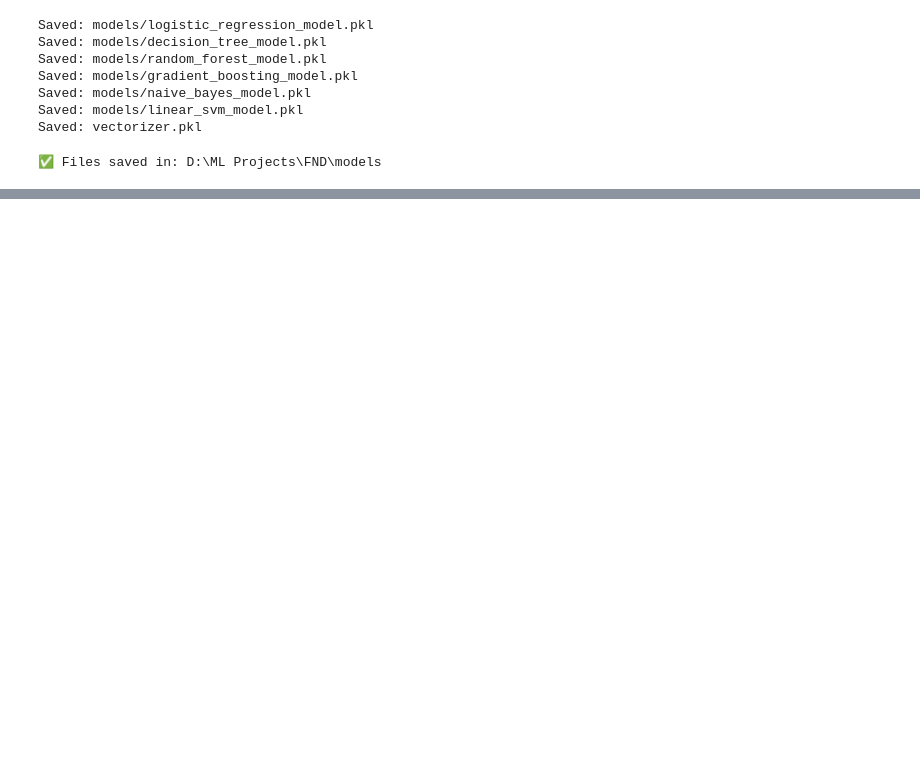
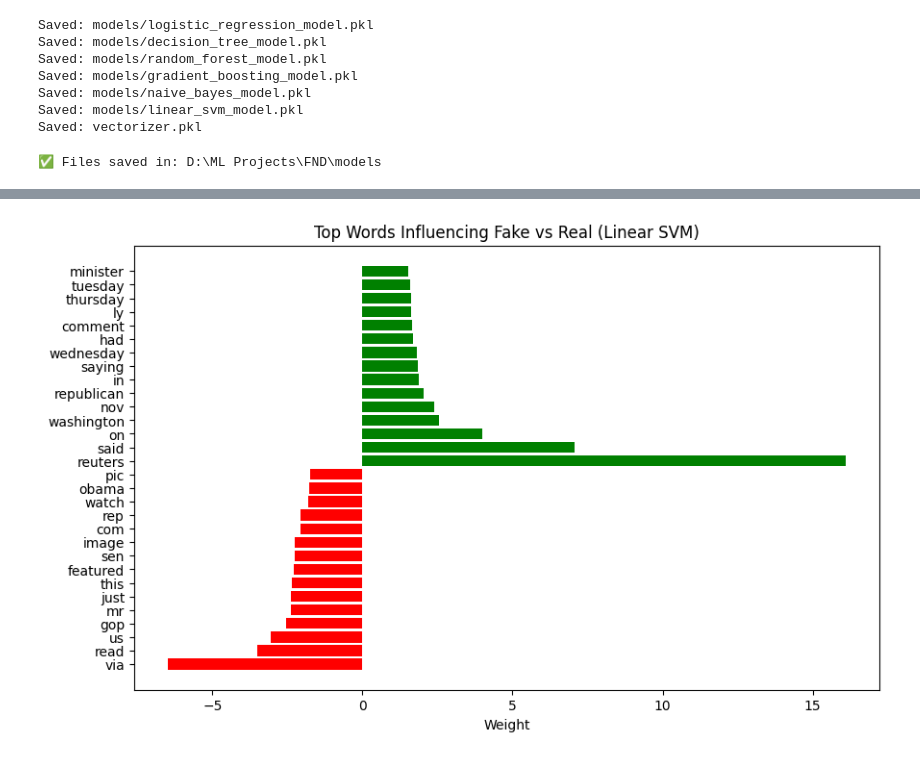
Before and after one commit to ShehanRandikaFdz/FND, a Jupyter notebook: Fake News Detection.ipynb, the cells around one changed output, grey strips where cells are left out. Saved outputs shown, nothing was run; the diff lists cells and outputs as text; code cells hidden in the pictures; blank space fills up the shorter version.

```diff
--- a/Fake News Detection.ipynb
+++ b/Fake News Detection.ipynb
@@ -634,0 +699,28 @@ print(predict_news_svm("NASA announces new evidence of water on Mars."))
+# %%
+import numpy as np
+
+# Access inner SVM model from CalibratedClassifierCV
+svm_estimator = trained["Linear SVM"].calibrated_classifiers_[0].estimator
+weights = svm_estimator.coef_[0]
+feature_names = vectorization.get_feature_names_out()
+
+# Top 15 Fake & Real words
+top_fake_idx = np.argsort(weights)[:15]
+top_real_idx = np.argsort(weights)[-15:]
+
+top_fake_words = [(feature_names[i], weights[i]) for i in top_fake_idx]
+top_real_words = [(feature_names[i], weights[i]) for i in top_real_idx]
+
+# Combine for plotting
+words = [w for w, _ in top_fake_words] + [w for w, _ in top_real_words[::-1]]
+scores = [s for _, s in top_fake_words] + [s for _, s in top_real_words[::-1]]
+colors = ["red"]*len(top_fake_words) + ["green"]*len(top_real_words)
+
+# Plot
+plt.figure(figsize=(10,6))
+plt.barh(words, scores, color=colors)
+plt.xlabel("Weight")
+plt.title("Top Words Influencing Fake vs Real (Linear SVM)")
+plt.show()
+# %% [output]
+[figure, added]
```
Also changed, not shown: parts of 19 cells of this notebook, 20 other files.
